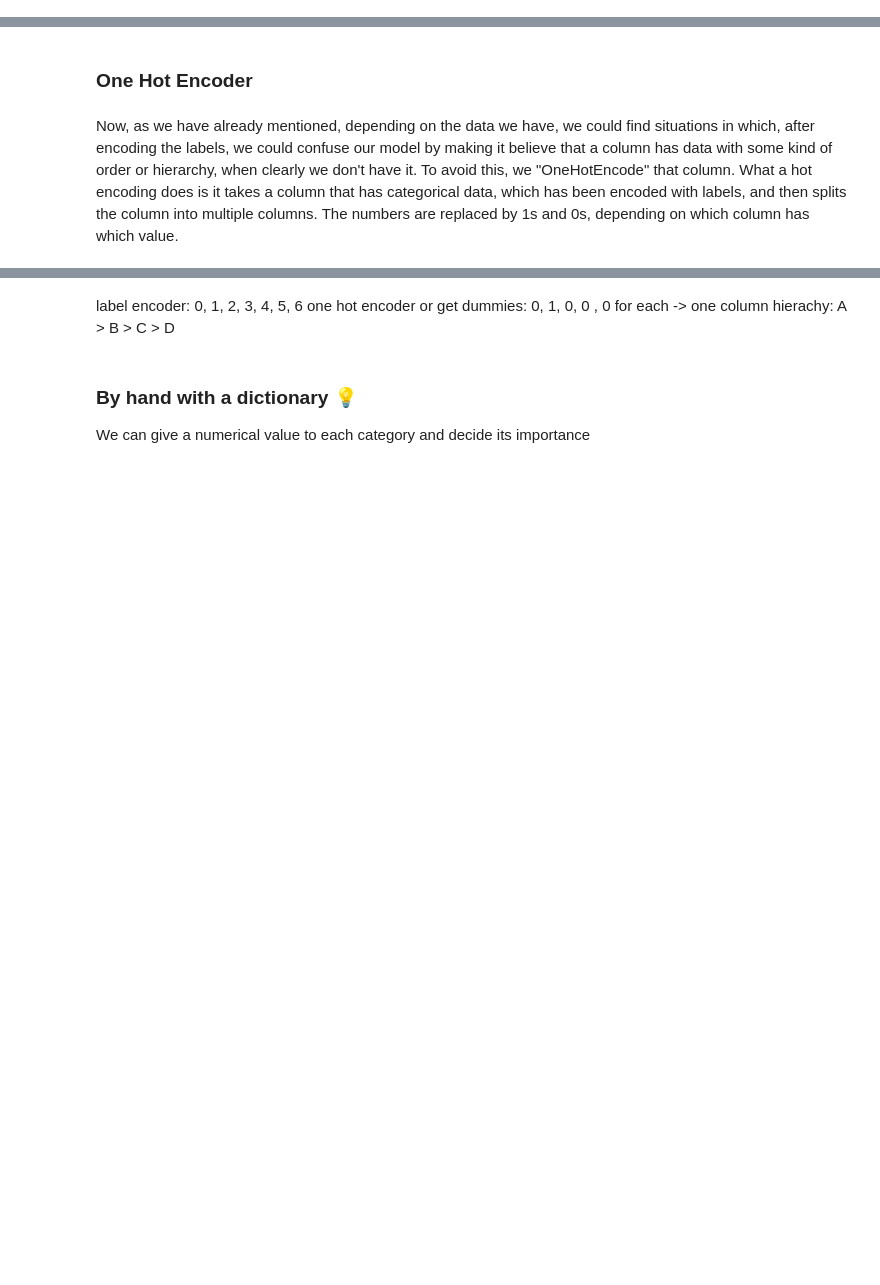
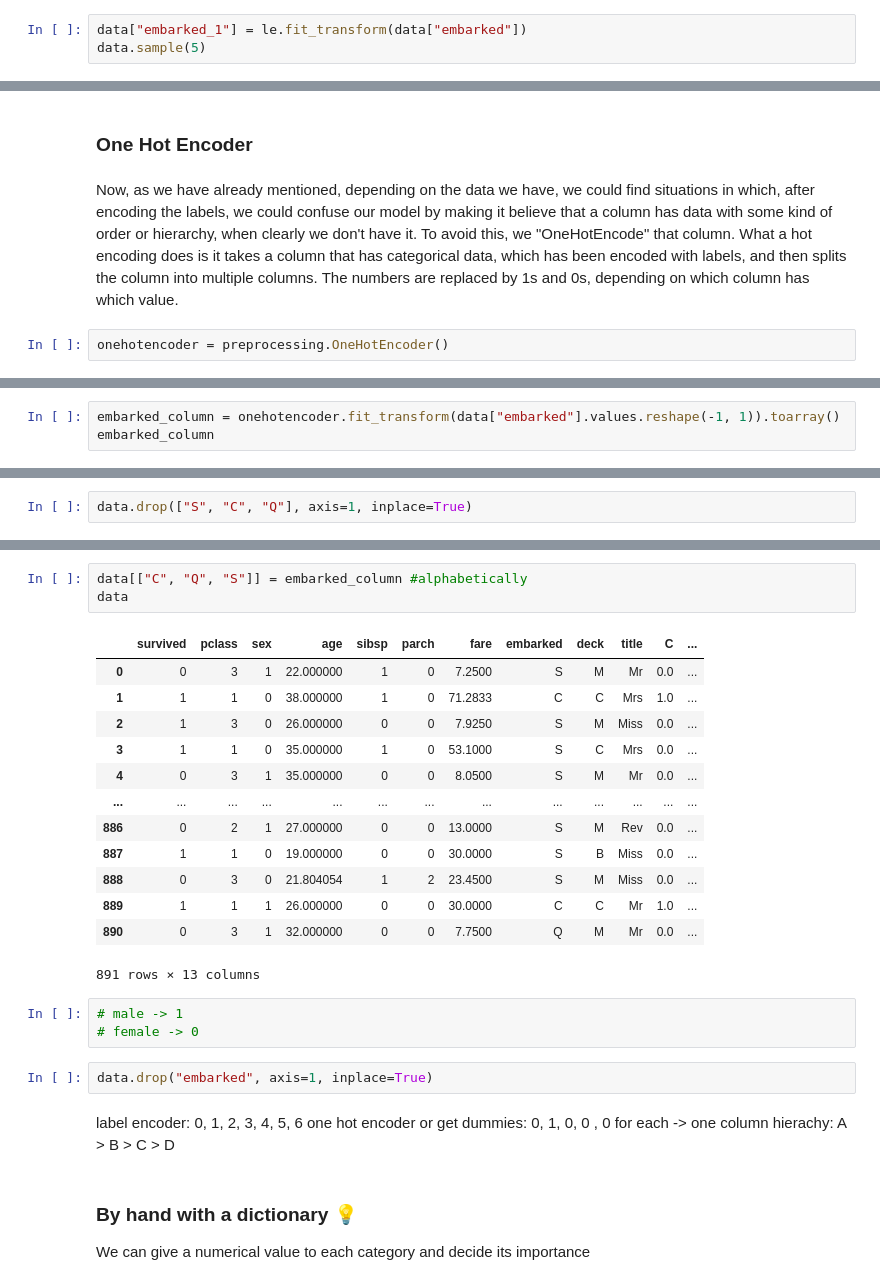
Before and after one commit to Ironhack-data-bcn-oct-2022/lectures, a Jupyter notebook: week-7/03-Feature_engineering.ipynb, the cells around one changed output, grey strips where cells are left out. Cells and saved outputs as stored; diff of their text form; blank space fills up the shorter version.

```diff
--- a/week-7/03-Feature_engineering.ipynb
+++ b/week-7/03-Feature_engineering.ipynb
@@ -430,0 +601,3 @@ data.sample()
+# %%
+data["embarked_1"] = le.fit_transform(data["embarked"])
+data.sample(5)
@@ -433,3 +624,5 @@ data.sample()
 # %% [markdown]
 Now, as we have already mentioned, depending on the data we have, we could find situations in which, after encoding the labels, we could confuse our model by making it believe that a column has data with some kind of order or hierarchy, when clearly we don't have it. To avoid this, we "OneHotEncode" that column.
 What a hot encoding does is it takes a column that has categorical data, which has been encoded with labels, and then splits the column into multiple columns. The numbers are replaced by 1s and 0s, depending on which column has which value.
+# %%
+onehotencoder = preprocessing.OneHotEncoder()
@@ -435,0 +653,3 @@ What a hot encoding does is it takes a column that has categorical data, which h
+# %%
+embarked_column = onehotencoder.fit_transform(data["embarked"].values.reshape(-1, 1)).toarray()
+embarked_column
@@ -435,0 +672,2 @@ What a hot encoding does is it takes a column that has categorical data, which h
+# %%
+data.drop(["S", "C", "Q"], axis=1, inplace=True)
@@ -436,3 +690,25 @@ What a hot encoding does is it takes a column that has categorical data, which h
+# %%
+data[["C", "Q", "S"]] = embarked_column #alphabetically
+data
+# %% [output]
+|  | survived | pclass | sex | age | sibsp | parch | fare | embarked | deck | title | C | ... |
+| 0 | 0 | 3 | 1 | 22.000000 | 1 | 0 | 7.2500 | S | M | Mr | 0.0 | ... |
+| 1 | 1 | 1 | 0 | 38.000000 | 1 | 0 | 71.2833 | C | C | Mrs | 1.0 | ... |
+| 2 | 1 | 3 | 0 | 26.000000 | 0 | 0 | 7.9250 | S | M | Miss | 0.0 | ... |
+| 3 | 1 | 1 | 0 | 35.000000 | 1 | 0 | 53.1000 | S | C | Mrs | 0.0 | ... |
+| 4 | 0 | 3 | 1 | 35.000000 | 0 | 0 | 8.0500 | S | M | Mr | 0.0 | ... |
+| ... | ... | ... | ... | ... | ... | ... | ... | ... | ... | ... | ... | ... |
+| 886 | 0 | 2 | 1 | 27.000000 | 0 | 0 | 13.0000 | S | M | Rev | 0.0 | ... |
+| 887 | 1 | 1 | 0 | 19.000000 | 0 | 0 | 30.0000 | S | B | Miss | 0.0 | ... |
+| 888 | 0 | 3 | 0 | 21.804054 | 1 | 2 | 23.4500 | S | M | Miss | 0.0 | ... |
+| 889 | 1 | 1 | 1 | 26.000000 | 0 | 0 | 30.0000 | C | C | Mr | 1.0 | ... |
+| 890 | 0 | 3 | 1 | 32.000000 | 0 | 0 | 7.7500 | Q | M | Mr | 0.0 | ... |
+891 rows × 13 columns
+# %%
+# male -> 1
+# female -> 0
+# %%
+data.drop("embarked", axis=1, inplace=True)
 # %% [markdown]
 label encoder: 0, 1, 2, 3, 4, 5, 6
 one hot encoder or get dummies: 0, 1, 0, 0 , 0 for each -> one column
```
Also changed, not shown: parts of 136 cells of this notebook.
